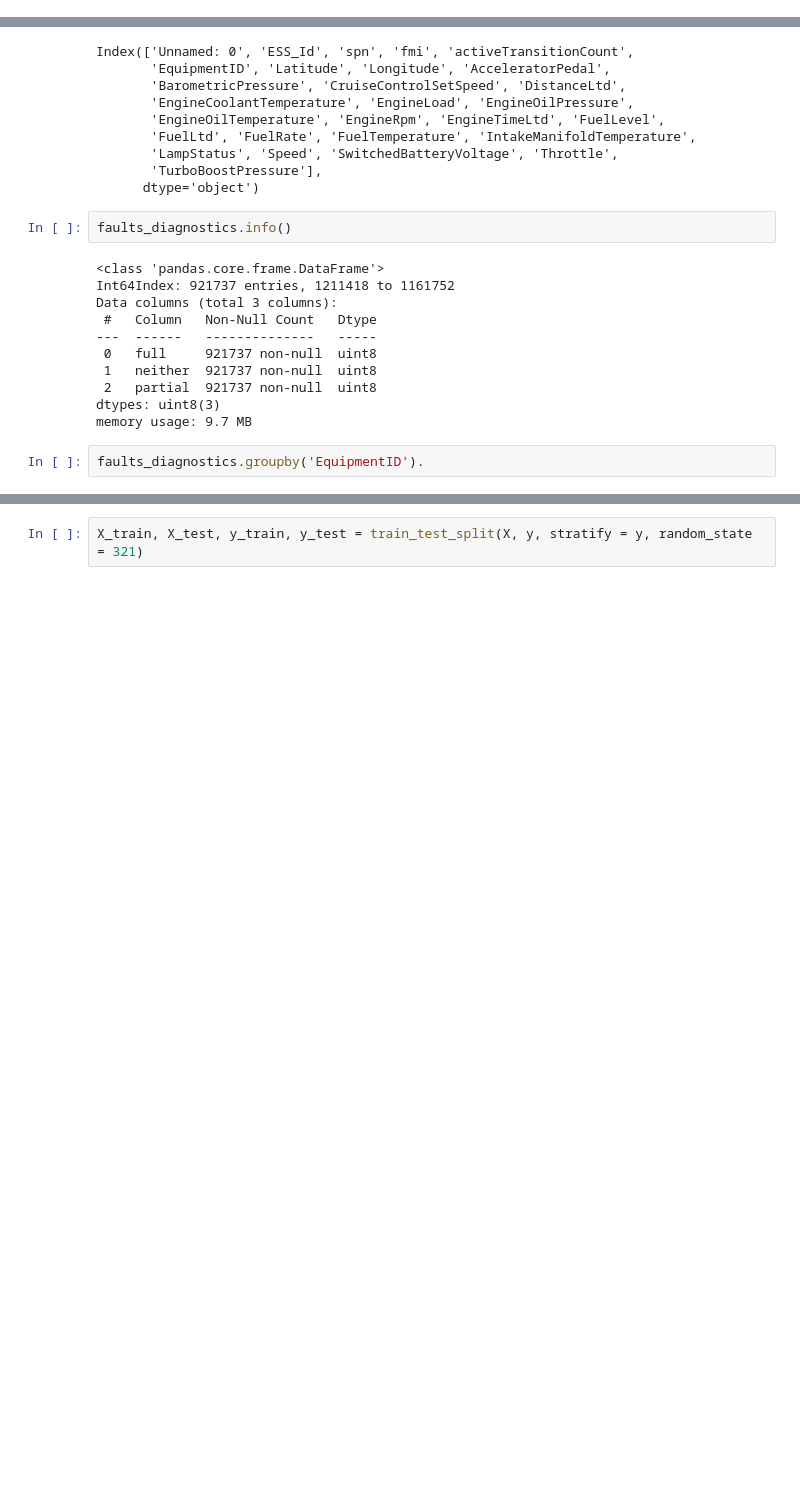
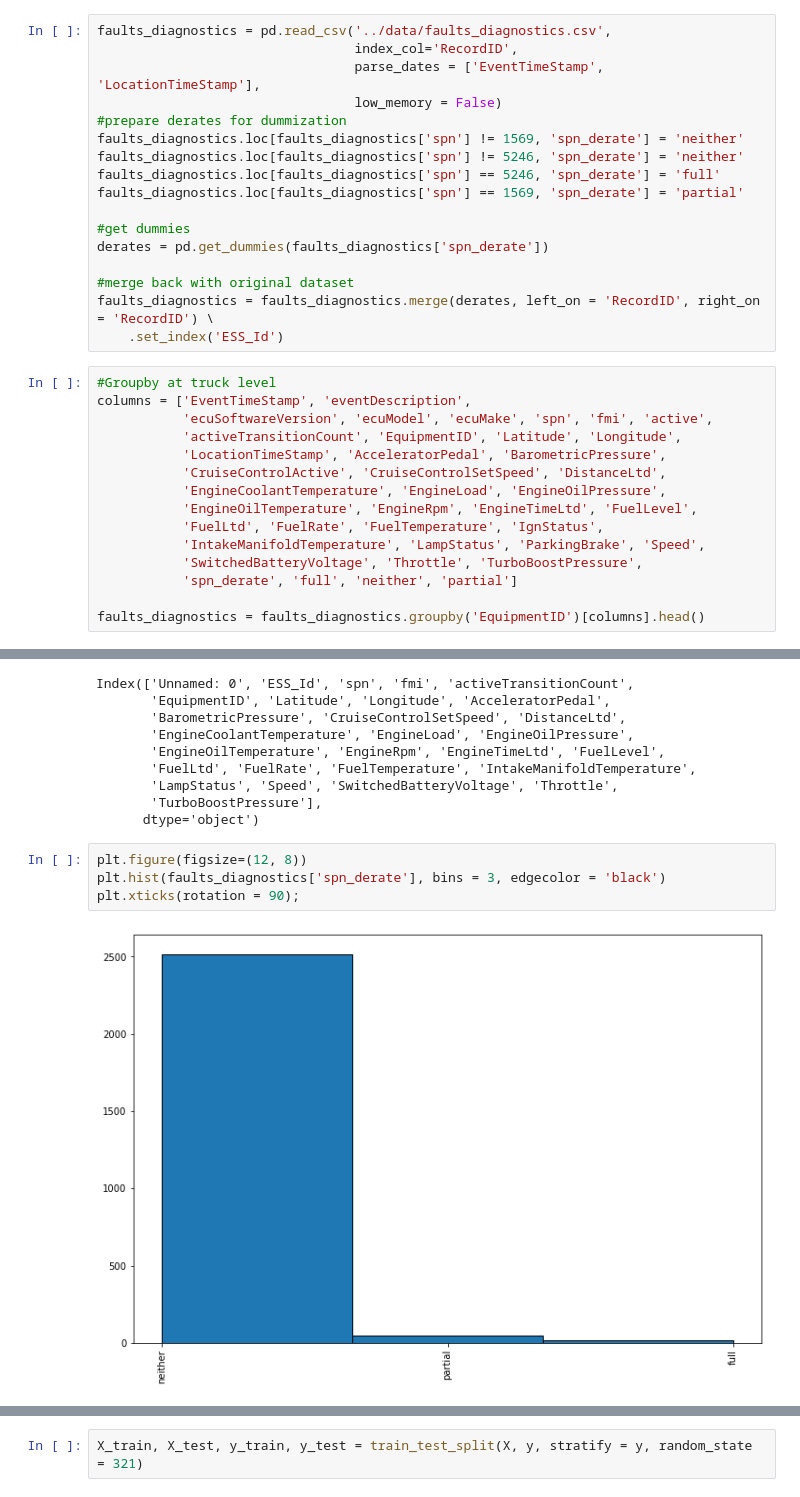
Before and after one commit to nss-data-science-cohort-5/big_g_express-rickrollers, a Jupyter notebook: notebooks/big_g_analysis.ipynb, the cells around one changed output, grey strips where cells are left out. Saved outputs shown, nothing was run; the diff lists cells and outputs as text; blank space fills up the shorter version.

Commit message:
Made progress getting it down to the truck level. still messing with time. Struggling

```diff
--- a/notebooks/big_g_analysis.ipynb
+++ b/notebooks/big_g_analysis.ipynb
@@ -24,0 +13,32 @@ faults_diagnostics['spn_derate'] = pd.get_dummies(faults_diagnostics['spn_derate
+# %%
+faults_diagnostics = pd.read_csv('../data/faults_diagnostics.csv',
+                                 index_col='RecordID',
+                                 parse_dates = ['EventTimeStamp', 'LocationTimeStamp'],
+                                 low_memory = False)
+#prepare derates for dummization
+faults_diagnostics.loc[faults_diagnostics['spn'] != 1569, 'spn_derate'] = 'neither'
+faults_diagnostics.loc[faults_diagnostics['spn'] != 5246, 'spn_derate'] = 'neither'
+faults_diagnostics.loc[faults_diagnostics['spn'] == 5246, 'spn_derate'] = 'full'
+faults_diagnostics.loc[faults_diagnostics['spn'] == 1569, 'spn_derate'] = 'partial'
+
+#get dummies
+derates = pd.get_dummies(faults_diagnostics['spn_derate'])
+
+#merge back with original dataset
+faults_diagnostics = faults_diagnostics.merge(derates, left_on = 'RecordID', right_on = 'RecordID') \
+    .set_index('ESS_Id')
+# %%
+#Groupby at truck level
+columns = ['EventTimeStamp', 'eventDescription',
+           'ecuSoftwareVersion', 'ecuModel', 'ecuMake', 'spn', 'fmi', 'active',
+           'activeTransitionCount', 'EquipmentID', 'Latitude', 'Longitude',
+           'LocationTimeStamp', 'AcceleratorPedal', 'BarometricPressure',
+           'CruiseControlActive', 'CruiseControlSetSpeed', 'DistanceLtd',
+           'EngineCoolantTemperature', 'EngineLoad', 'EngineOilPressure',
+           'EngineOilTemperature', 'EngineRpm', 'EngineTimeLtd', 'FuelLevel',
+           'FuelLtd', 'FuelRate', 'FuelTemperature', 'IgnStatus',
+           'IntakeManifoldTemperature', 'LampStatus', 'ParkingBrake', 'Speed',
+           'SwitchedBatteryVoltage', 'Throttle', 'TurboBoostPressure',
+           'spn_derate', 'full', 'neither', 'partial']
+
+faults_diagnostics = faults_diagnostics.groupby('EquipmentID')[columns].head()
@@ -34,19 +101,10 @@ Index(['Unnamed: 0', 'ESS_Id', 'spn', 'fmi', 'activeTransitionCount',
        'LampStatus', 'Speed', 'SwitchedBatteryVoltage', 'Throttle',
        'TurboBoostPressure'],
       dtype='object')
-# %%
-faults_diagnostics.info()
-# %% [output]
-<class 'pandas.core.frame.DataFrame'>
-Int64Index: 921737 entries, 1211418 to 1161752
-Data columns (total 3 columns):
- #   Column   Non-Null Count   Dtype
----  ------   --------------   -----
- 0   full     921737 non-null  uint8
- 1   neither  921737 non-null  uint8
- 2   partial  921737 non-null  uint8
-dtypes: uint8(3)
-memory usage: 9.7 MB
-# %%
-faults_diagnostics.groupby('EquipmentID').
+# %%
+plt.figure(figsize=(12, 8))
+plt.hist(faults_diagnostics['spn_derate'], bins = 3, edgecolor = 'black')
+plt.xticks(rotation = 90);
+# %% [output]
+[figure, added]
 # %%
```
Also changed, not shown: parts of 7 cells of this notebook.
